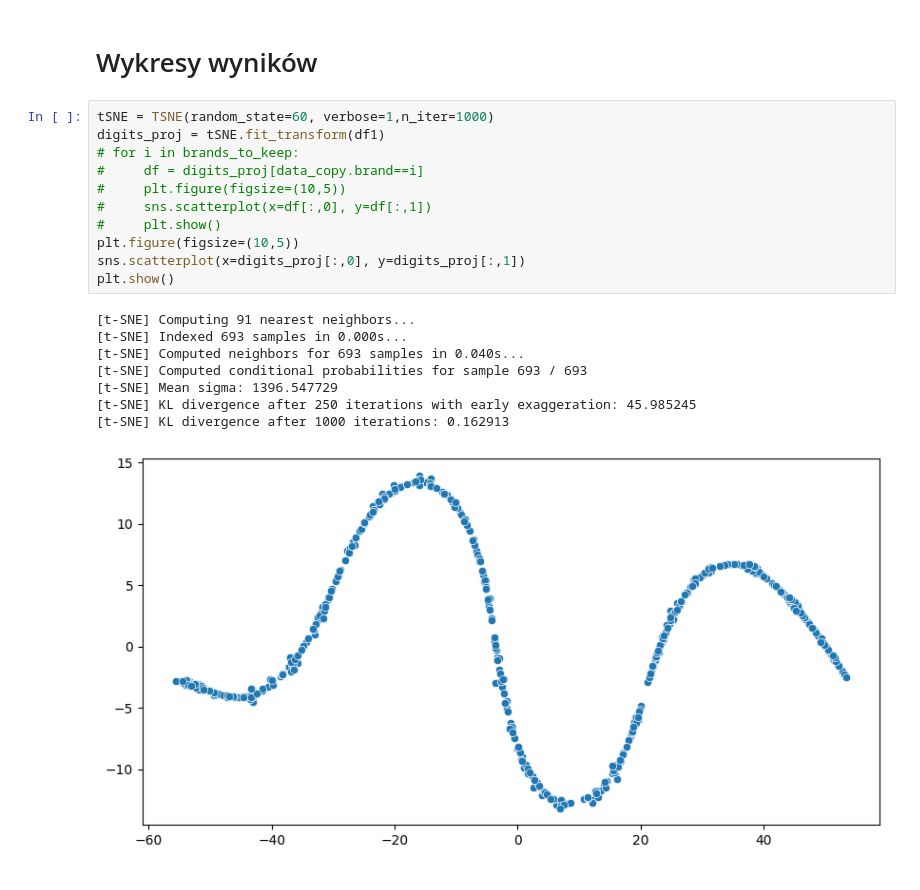
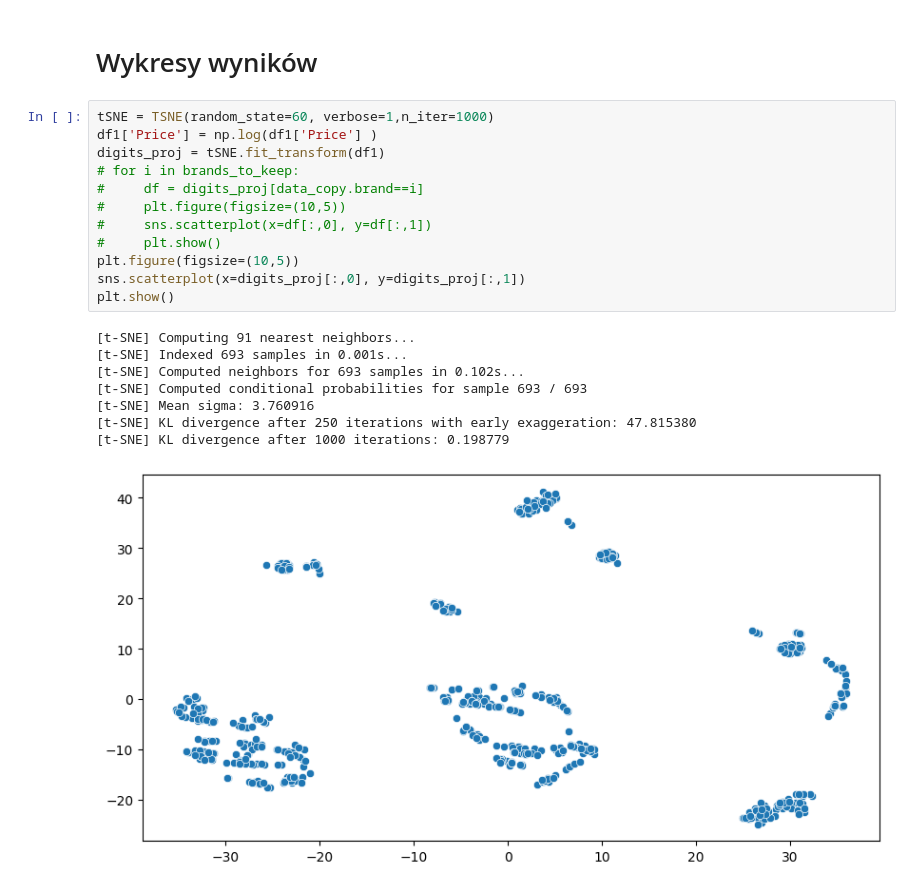
Before and after one commit to fantasy2fry/brand-laptops-clustering-ml, a Jupyter notebook: src/km2/Jan.ipynb, the cells around one changed output. Cells and saved outputs as stored; diff of their text form.

```diff
--- a/src/km2/Jan.ipynb
+++ b/src/km2/Jan.ipynb
@@ -378,21 +374,22 @@ plt.show()
 # Wykresy wyników
 # %%
 tSNE = TSNE(random_state=60, verbose=1,n_iter=1000)
+df1['Price'] = np.log(df1['Price'] )
 digits_proj = tSNE.fit_transform(df1)
 # for i in brands_to_keep:
 #     df = digits_proj[data_copy.brand==i]
 #     plt.figure(figsize=(10,5))
 #     sns.scatterplot(x=df[:,0], y=df[:,1])
 #     plt.show()
 plt.figure(figsize=(10,5))
 sns.scatterplot(x=digits_proj[:,0], y=digits_proj[:,1])
 plt.show()
 # %% [output]
 [t-SNE] Computing 91 nearest neighbors...
-[t-SNE] Indexed 693 samples in 0.000s...
-[t-SNE] Computed neighbors for 693 samples in 0.040s...
+[t-SNE] Indexed 693 samples in 0.001s...
+[t-SNE] Computed neighbors for 693 samples in 0.102s...
 [t-SNE] Computed conditional probabilities for sample 693 / 693
-[t-SNE] Mean sigma: 1396.547729
-[t-SNE] KL divergence after 250 iterations with early exaggeration: 45.985245
-[t-SNE] KL divergence after 1000 iterations: 0.162913
+[t-SNE] Mean sigma: 3.760916
+[t-SNE] KL divergence after 250 iterations with early exaggeration: 47.815380
+[t-SNE] KL divergence after 1000 iterations: 0.198779
-[figure, old version]
+[figure, new version]
```
Also changed, not shown: parts of 11 cells of this notebook.
